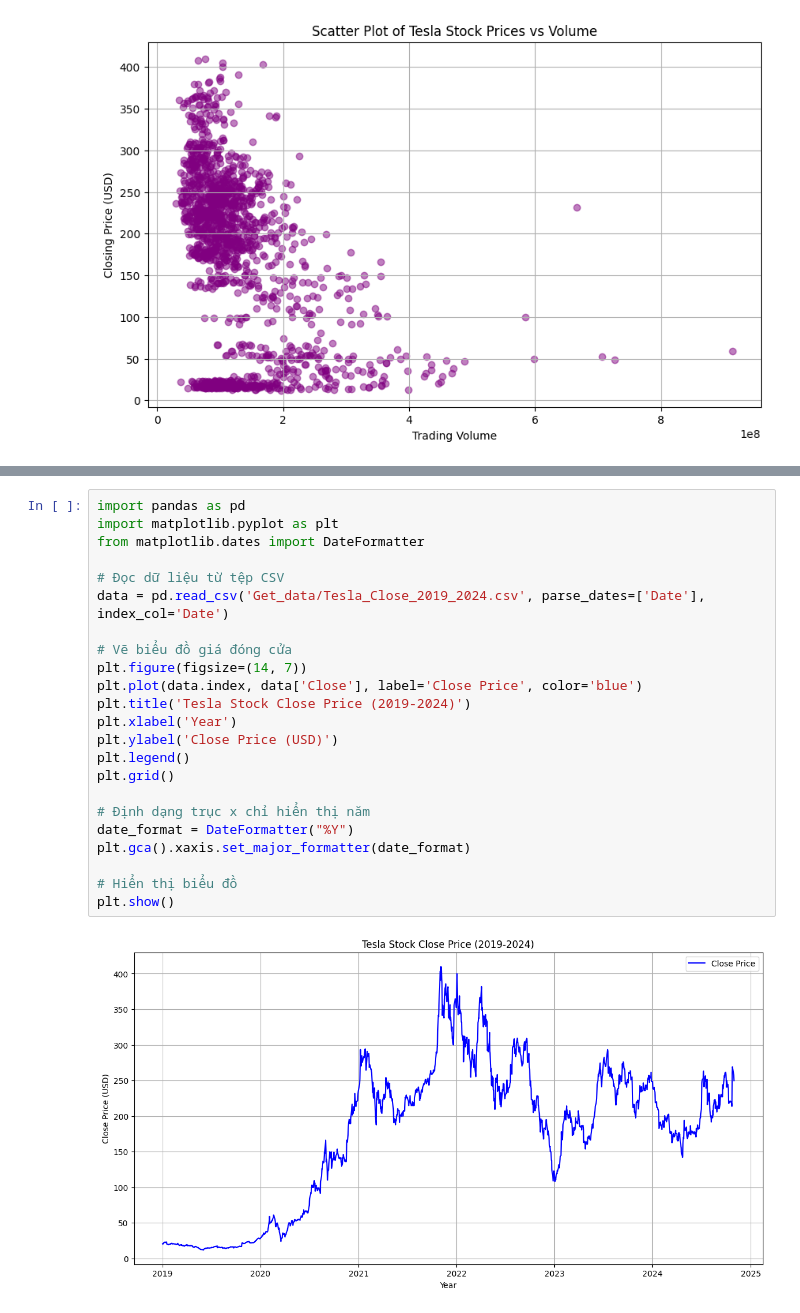
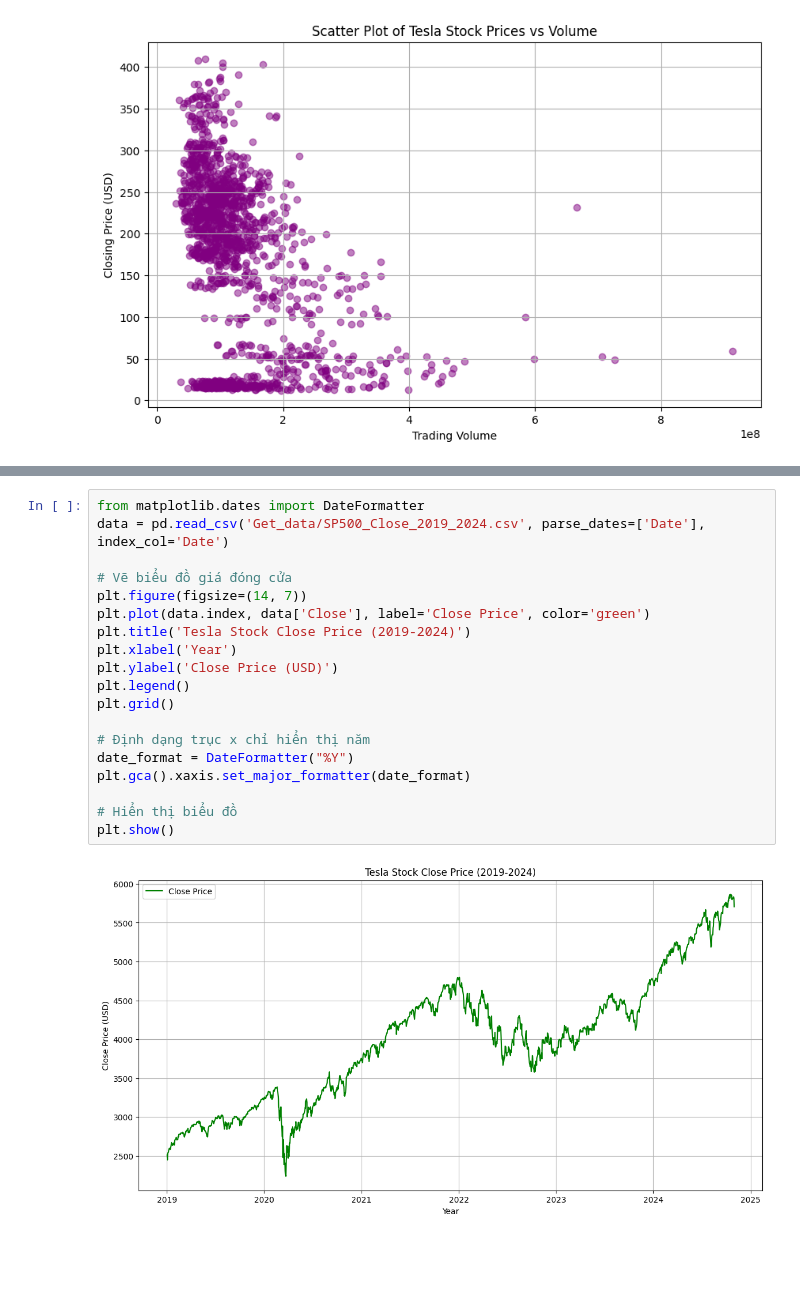
Before and after one commit to TrieuHuynh174/-STAT3013.-P11_Nhom8, a Jupyter notebook: Statistical Analysis.ipynb, the cells around one changed output, grey strips where cells are left out. Cells and saved outputs as stored; diff of their text form; blank space fills up the shorter version.

```diff
--- a/Statistical Analysis.ipynb
+++ b/Statistical Analysis.ipynb
@@ -206,28 +129,24 @@ plt.tight_layout()
 plt.show()
 # %% [output]
 [figure]
-# %%
-import pandas as pd
-import matplotlib.pyplot as plt
-from matplotlib.dates import DateFormatter
-
-# Đọc dữ liệu từ tệp CSV
-data = pd.read_csv('Get_data/Tesla_Close_2019_2024.csv', parse_dates=['Date'], index_col='Date')
-
-# Vẽ biểu đồ giá đóng cửa
-plt.figure(figsize=(14, 7))
-plt.plot(data.index, data['Close'], label='Close Price', color='blue')
-plt.title('Tesla Stock Close Price (2019-2024)')
-plt.xlabel('Year')
-plt.ylabel('Close Price (USD)')
-plt.legend()
-plt.grid()
-
-# Định dạng trục x chỉ hiển thị năm
-date_format = DateFormatter("%Y")
-plt.gca().xaxis.set_major_formatter(date_format)
-
-# Hiển thị biểu đồ
-plt.show()
-# %% [output]
-[figure]
+# %%
+from matplotlib.dates import DateFormatter
+data = pd.read_csv('Get_data/SP500_Close_2019_2024.csv', parse_dates=['Date'], index_col='Date')
+
+# Vẽ biểu đồ giá đóng cửa
+plt.figure(figsize=(14, 7))
+plt.plot(data.index, data['Close'], label='Close Price', color='green')
+plt.title('Tesla Stock Close Price (2019-2024)')
+plt.xlabel('Year')
+plt.ylabel('Close Price (USD)')
+plt.legend()
+plt.grid()
+
+# Định dạng trục x chỉ hiển thị năm
+date_format = DateFormatter("%Y")
+plt.gca().xaxis.set_major_formatter(date_format)
+
+# Hiển thị biểu đồ
+plt.show()
+# %% [output]
+[figure, added]
```
Also changed, not shown: parts of 10 cells of this notebook.
